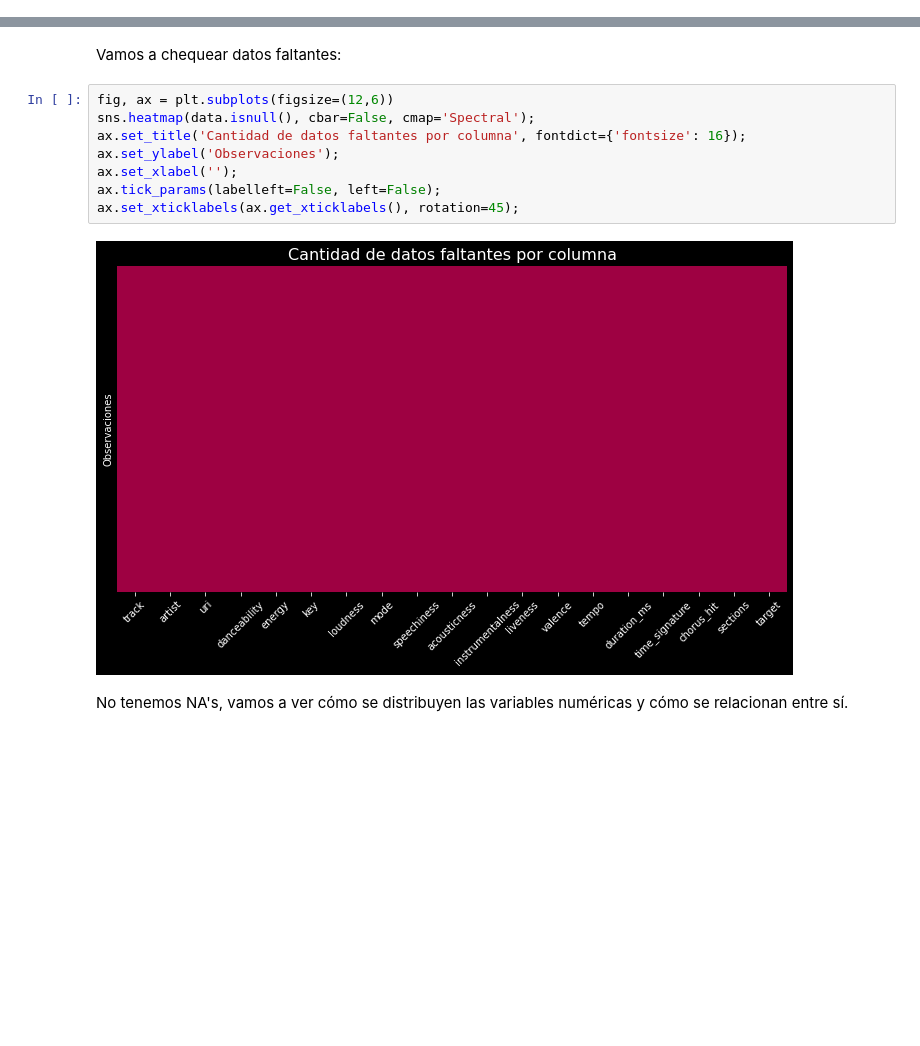
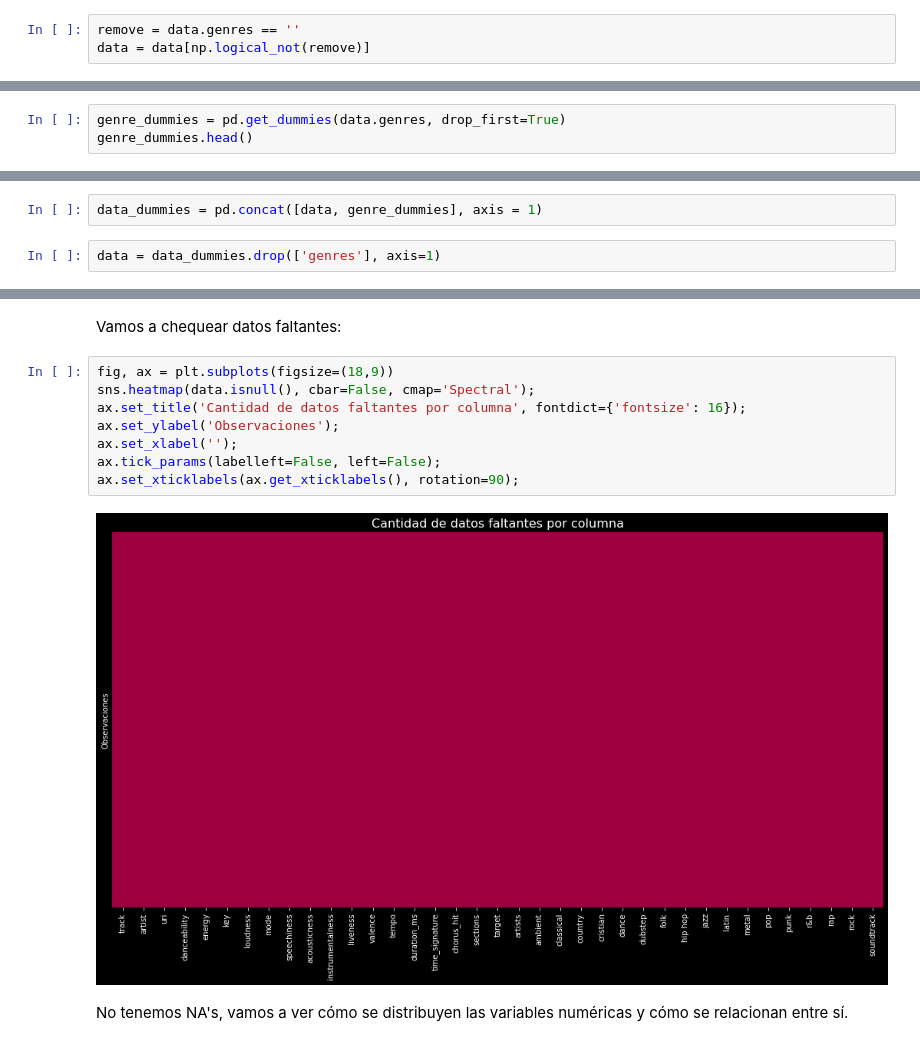
Before and after one commit to francossavella/porfolio-data-science, a Jupyter notebook: Desafío 3.ipynb, the cells around one changed output, grey strips where cells are left out. Cells and saved outputs as stored; diff of their text form; blank space fills up the shorter version.

```diff
--- a/Desafío 3.ipynb
+++ b/Desafío 3.ipynb
@@ -136,0 +1337,3 @@ Esto es consistente con la descripción que nos da Spotify así que no necesitam
+# %%
+remove = data.genres == ''
+data = data[np.logical_not(remove)]
@@ -136,0 +1375,3 @@ Esto es consistente con la descripción que nos da Spotify así que no necesitam
+# %%
+genre_dummies = pd.get_dummies(data.genres, drop_first=True)
+genre_dummies.head()
@@ -137 +1385,5 @@ Esto es consistente con la descripción que nos da Spotify así que no necesitam
+# %%
+data_dummies = pd.concat([data, genre_dummies], axis = 1)
+# %%
+data = data_dummies.drop(['genres'], axis=1)
 # %%
@@ -150,15 +1402,15 @@ data3.describe()
 # %% [markdown]
 Vamos a chequear datos faltantes:
 # %%
-fig, ax = plt.subplots(figsize=(12,6))
+fig, ax = plt.subplots(figsize=(18,9))
 sns.heatmap(data.isnull(), cbar=False, cmap='Spectral');
 ax.set_title('Cantidad de datos faltantes por columna', fontdict={'fontsize': 16});
 ax.set_ylabel('Observaciones');
 ax.set_xlabel('');
 ax.tick_params(labelleft=False, left=False);
-ax.set_xticklabels(ax.get_xticklabels(), rotation=45);
+ax.set_xticklabels(ax.get_xticklabels(), rotation=90);
 # %% [output]
-[figure, old version]
+[figure, new version]
 # %% [markdown]
 No tenemos NA's, vamos a ver cómo se distribuyen las variables numéricas y cómo se relacionan entre sí.
 # %%
```
Also changed, not shown: parts of 149 cells of this notebook.
